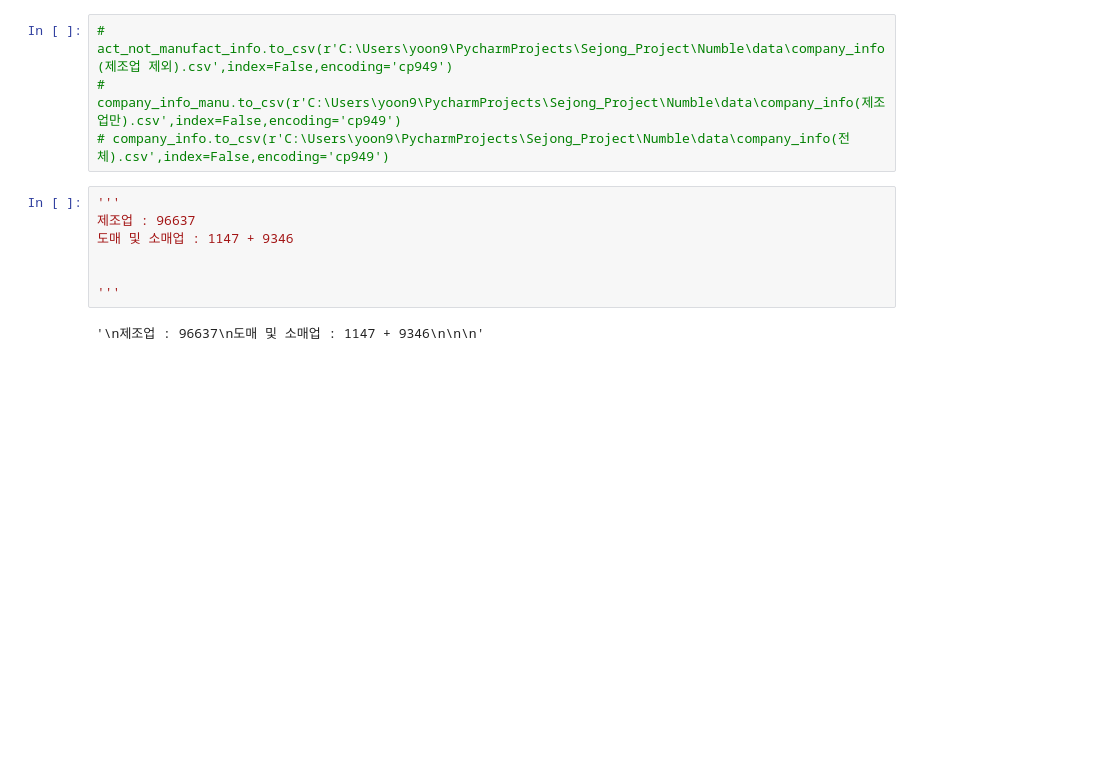
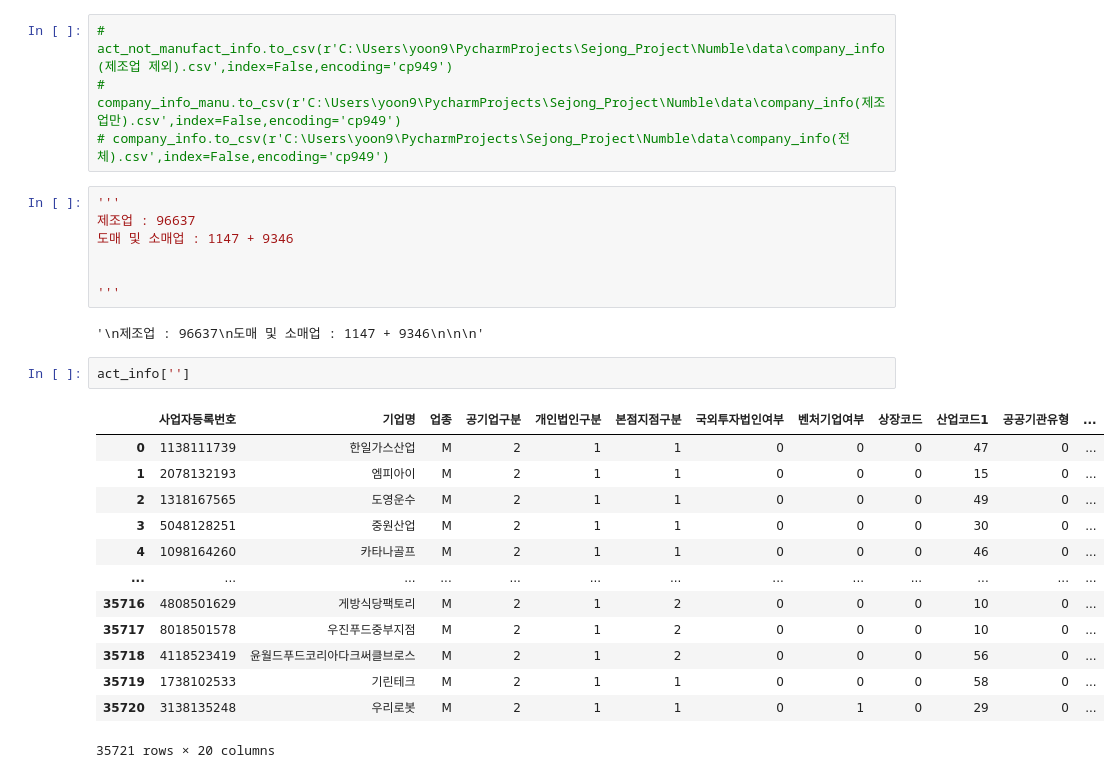
Before and after one commit to YoonJiHwan98/numble_repo, a Jupyter notebook: code/numble_data_preprocessed.ipynb, the cells around one changed output. Cells and saved outputs as stored; diff of their text form; blank space fills up the shorter version.

```diff
--- a/code/numble_data_preprocessed.ipynb
+++ b/code/numble_data_preprocessed.ipynb
@@ -623,3 +702,19 @@ Name: 공기업구분, dtype: int64
 '''
 # %% [output]
 '\n제조업 : 96637\n도매 및 소매업 : 1147 + 9346\n\n\n'
+# %%
+act_info['']
+# %% [output]
+|  | 사업자등록번호 | 기업명 | 업종 | 공기업구분 | 개인법인구분 | 본점지점구분 | 국외투자법인여부 | 벤처기업여부 | 상장코드 | 산업코드1 | 공공기관유형 | ... |
+| 0 | 1138111739 | 한일가스산업 | M | 2 | 1 | 1 | 0 | 0 | 0 | 47 | 0 | ... |
+| 1 | 2078132193 | 엠피아이 | M | 2 | 1 | 1 | 0 | 0 | 0 | 15 | 0 | ... |
+| 2 | 1318167565 | 도영운수 | M | 2 | 1 | 1 | 0 | 0 | 0 | 49 | 0 | ... |
+| 3 | 5048128251 | 중원산업 | M | 2 | 1 | 1 | 0 | 0 | 0 | 30 | 0 | ... |
+| 4 | 1098164260 | 카타나골프 | M | 2 | 1 | 1 | 0 | 0 | 0 | 46 | 0 | ... |
+| ... | ... | ... | ... | ... | ... | ... | ... | ... | ... | ... | ... | ... |
+| 35716 | 4808501629 | 게방식당팩토리 | M | 2 | 1 | 2 | 0 | 0 | 0 | 10 | 0 | ... |
+| 35717 | 8018501578 | 우진푸드중부지점 | M | 2 | 1 | 2 | 0 | 0 | 0 | 10 | 0 | ... |
+| 35718 | 4118523419 | 윤월드푸드코리아다크써클브로스 | M | 2 | 1 | 2 | 0 | 0 | 0 | 56 | 0 | ... |
+| 35719 | 1738102533 | 기린테크 | M | 2 | 1 | 1 | 0 | 0 | 0 | 58 | 0 | ... |
+| 35720 | 3138135248 | 우리로봇 | M | 2 | 1 | 1 | 0 | 1 | 0 | 29 | 0 | ... |
+35721 rows × 20 columns
```
Also changed, not shown: parts of 19 cells of this notebook, 1 other file.
